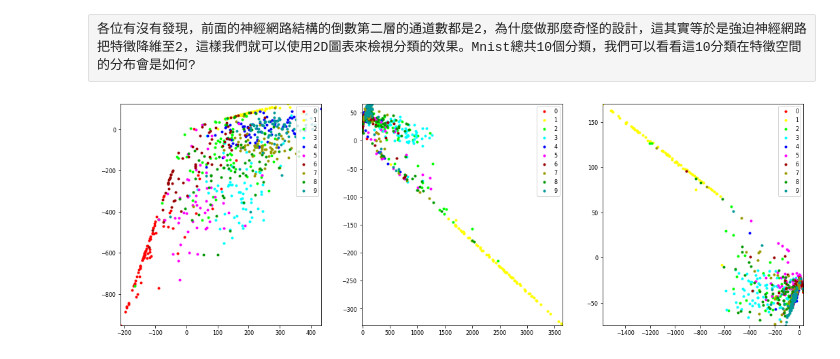
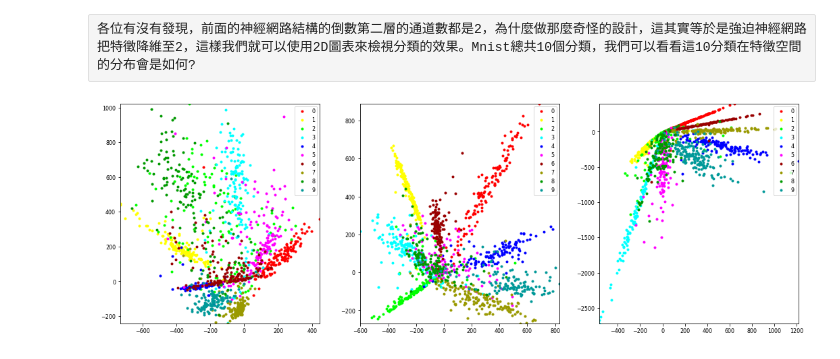
Before and after one commit to AllanYiin/DeepBelief_Course5_Examples, a Jupyter notebook: epoch001_另一種角度看mnist/HelloWorld_mnist_tf.ipynb, the cells around one changed output. Drawn from its saved outputs; the diff is of its cells as text; code cells hidden in the pictures.

```diff
--- a/epoch001_另一種角度看mnist/HelloWorld_mnist_tf.ipynb
+++ b/epoch001_另一種角度看mnist/HelloWorld_mnist_tf.ipynb
@@ -73,10 +72,10 @@ Mapping class_names  in en-US   success, total 10 class names added.
 # %%
 net1=Sequential(
     Flatten(),
-    Dense(64,use_bias=False,activation='leaky_relu'),
+    Dense(128,use_bias=False,activation='leaky_relu'),
     Dense(32,use_bias=False,activation='leaky_relu'),
     Dense(16,use_bias=False,activation='leaky_relu'),
-    Dense(2,use_bias=False,activation=None),
+    Dense(2,use_bias=False,activation=None,keep_output=True),
     Dense(10,use_bias=False,activation='softmax'))
 # %% [raw]
 以我們這次要用來跑MNIST的模型，基本上是5層全連接層，其中最後一層是對應到10 種類別，那麼為何倒數第二層的寬度為何只有2呢?這其實是我們等於故意做了一個寬度為2的窄門，強迫模型要壓縮特徵向量，將它降維至2，這樣我們等下就可以用來做一些有趣的視覺化。上面三層則是通道數逐層減半，老實說，你即使把三層縮成一層效果也不會太差，要做三層的原因則是等下我們要測試Dropout對訓練的影響。
@@ -86,7 +85,7 @@ net1=Sequential(
 #加入批次正規化
 net2=Sequential(
     Flatten(),
-    Dense(64,use_bias=False,activation=None),
+    Dense(128,use_bias=False,activation=None),
     BatchNorm(),
     LeakyRelu(),
     Dense(32,use_bias=False,activation=None),
@@ -95,39 +94,39 @@ net2=Sequential(
     Dense(16,use_bias=False,activation=None),
     BatchNorm(),
     LeakyRelu(),
-    Dense(2,use_bias=False,activation=None),
+    Dense(2,use_bias=False,activation=None,keep_output=True),
     Dense(10,use_bias=False,activation='softmax'))
 
 #加入Dropout
 net3=Sequential(
     Flatten(),
-    Dense(64,use_bias=False,activation=None),
+    Dense(128,use_bias=False,activation=None),
     BatchNorm(),
     LeakyRelu(),
-    Dropout(0.5),
+    Dropout(0.2),
     Dense(32,use_bias=False,activation=None),
     BatchNorm(),
     LeakyRelu(),
     Dense(16,use_bias=False,activation=None),
     BatchNorm(),
     LeakyRelu(),
-    Dense(2,use_bias=False,activation=None),
+    Dense(2,use_bias=False,activation=None,keep_output=True),
     Dense(10,use_bias=False,activation='softmax'))
 # %% [raw]
 接著我們需要指定網路結構(輸出)以及對應的輸入就可以轉換成模型，同時指定對應的優化器、損失函數以及評估函數。
 # %%
 model1=Model(input_shape=(28,28),output=net1)\
-    .with_optimizer(optimizer='Ranger',lr=2e-3)\
+    .with_optimizer(optimizer='Adam',lr=2e-3)\
     .with_loss(CrossEntropyLoss)\
     .with_metric(accuracy)
 
 model2=Model(input_shape=(28,28),output=net2)\
-    .with_optimizer(optimizer='Ranger',lr=2e-3)\
+    .with_optimizer(optimizer='Adam',lr=2e-3)\
     .with_loss(CrossEntropyLoss)\
     .with_metric(accuracy)
 
 model3=Model(input_shape=(28,28),output=net3)\
-    .with_optimizer(optimizer='Ranger',lr=2e-3)\
+    .with_optimizer(optimizer='Adam',lr=2e-3)\
     .with_loss(CrossEntropyLoss)\
     .with_metric(accuracy)
 # %% [output]
@@ -152,9 +169,10 @@ plan=TrainingPlan()\
     .add_training_item(model1)\
     .add_training_item(model2)\
     .add_training_item(model3)\
-    .with_data_loader(dataset)\
-    .within_minibatch_size(64)\
-    .print_progress_scheduling(200,unit='batch')\
+    .with_data_loader(data_provider)\
+    .within_minibatch_size(128)\
+    .print_progress_scheduling(250,unit='batch')\
+
 
 plan.only_steps(num_steps=2500,collect_data_inteval=50,keep_weights_history=True,keep_gradient_history=True)
 # %% [output]
@@ -193,34 +211,35 @@ def centerloss_plot(plt,feat, labels,title=''):
     plt.legend(['0', '1', '2', '3', '4', '5', '6', '7', '8', '9'], loc = 'upper right')
     plt.xlim(xmin=feat[:,0].min(),xmax=feat[:, 0].max())
     plt.ylim(ymin=feat[:,1].min(),ymax=feat[:, 1].max())
     plt.title(title)
 
 
 
 fig = plt.figure(figsize=(18,6))
 plt.clf()
 plt.ion()  # is not None:
 for k in [1,2,3]:
     plt.subplot(1, 3, k)
     feats_result=[]
     label_result=[]
-    fm=Sequential(plan.training_items[k-1].model[:-1])#取出指定model的從第一層到倒數第二層，將它置入於Sequentiqal中
-    for i,(data,label) in enumerate(dataset):
+    for i,(data,label) in enumerate(data_provider):
         data=to_tensor(data)
-        feats=fm(data)
+        _=plan.training_items[k-1].model(data)
+        feats=plan.training_items[k-1].model[-2].output
+
         feats=to_numpy(feats)
         label=np.argmax(label,-1)
         feats_result.append(feats)
         label_result.append(label)
         if i==10:
             break
 
     feats_result=np.concatenate(feats_result,axis=0)
     label_result=np.concatenate(label_result,axis=0)
     plt.title('model {0}'.format(i))
     centerloss_plot(plt,feats_result,label_result)
 plt.ioff()
 display.display(plt.gcf())
 plt.close(fig)
 # %% [output]
-[figure, old version]
+[figure, new version]
```
Also changed, not shown: parts of 9 cells of this notebook, 2 other files.
